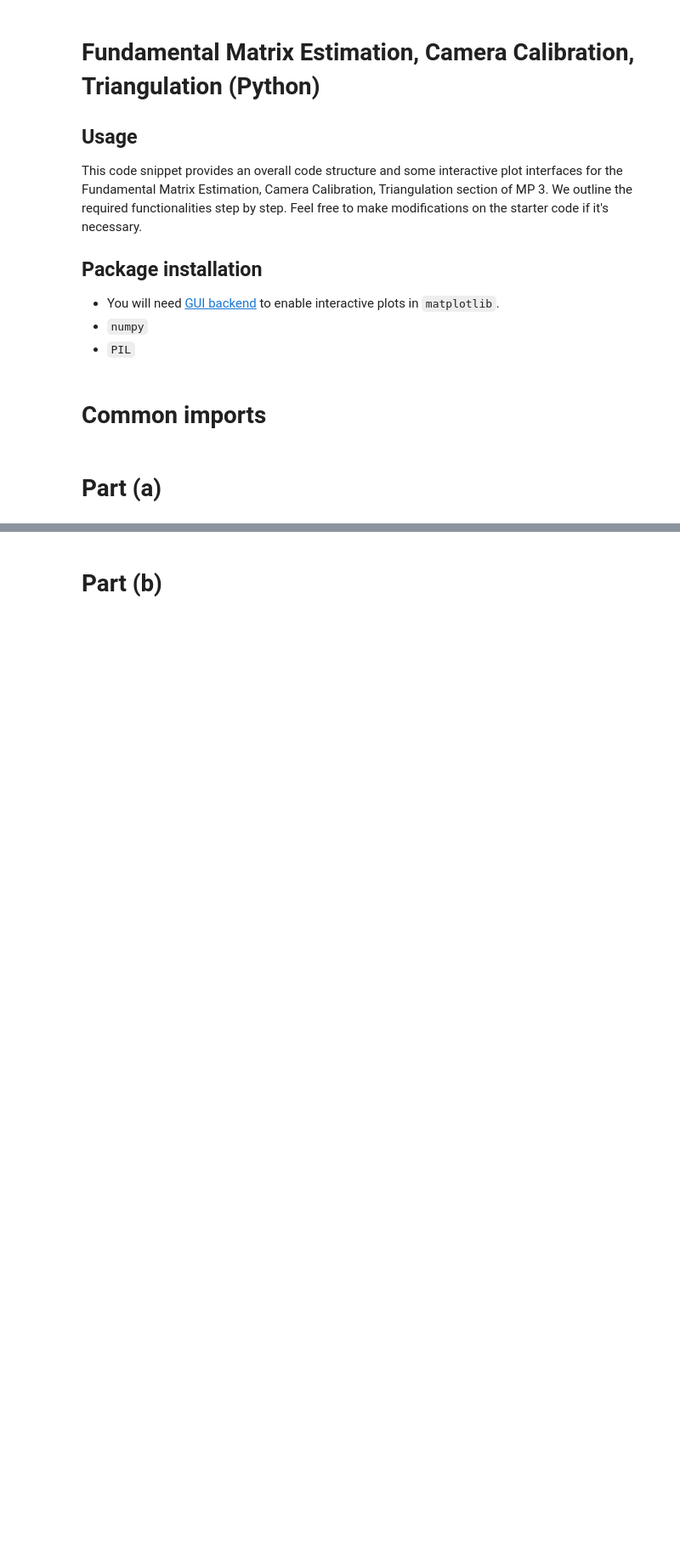
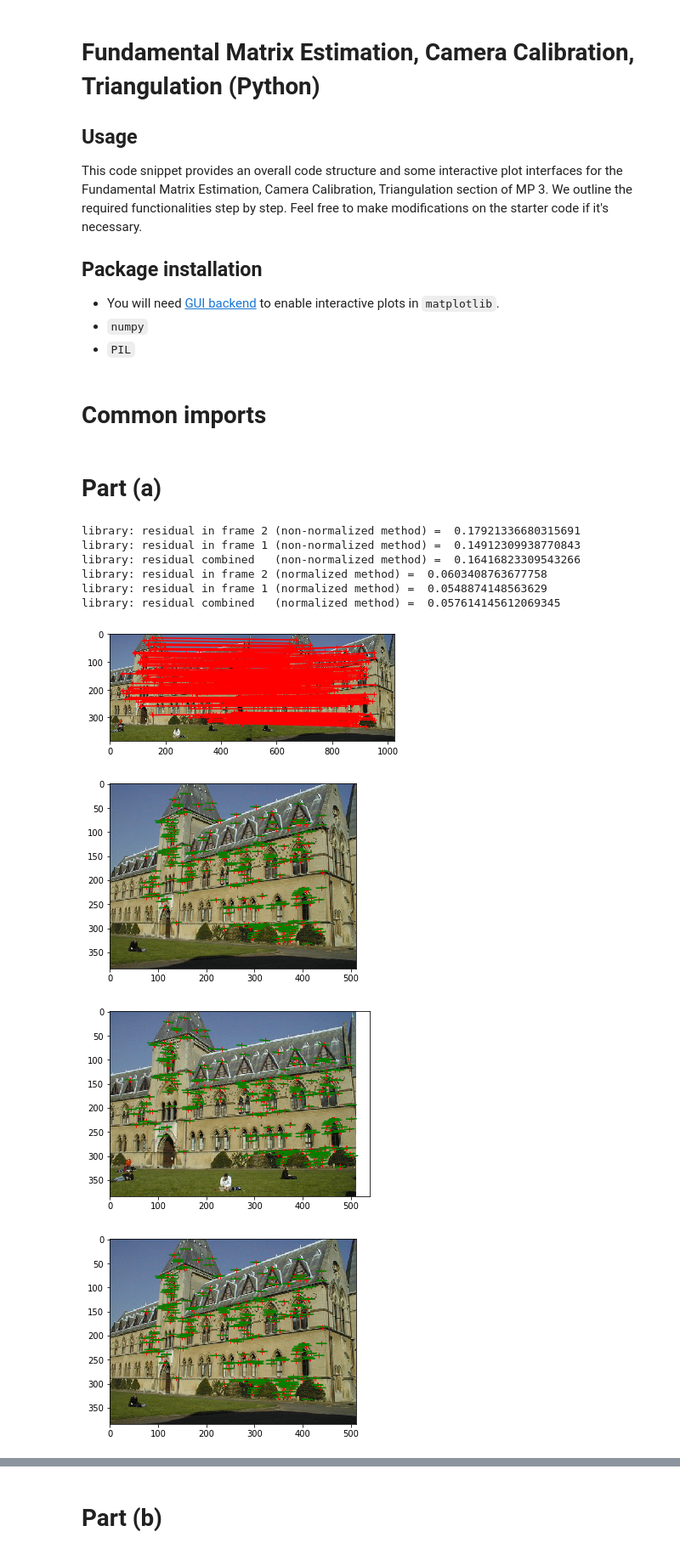
Before and after one commit to katherineyun/CS543, a Jupyter notebook: mp3/MP3_Q2_starter.ipynb, the cells around one changed output, grey strips where cells are left out. Shown at 85% size. Drawn from its saved outputs; the diff is of its cells as text; code cells hidden in the pictures; blank space fills up the shorter version.

```diff
--- a/mp3/MP3_Q2_starter.ipynb
+++ b/mp3/MP3_Q2_starter.ipynb
@@ -64,18 +65,3 @@ def plot_fundamental(ax, F, p1, p2, I):
     ax.plot(p2[:,0],p2[:,1],  '+r')
     ax.plot([p2[:,0], closest_pt[:,0]],[p2[:,1], closest_pt[:,1]], 'r')
     ax.plot([pt1[:,0], pt2[:,0]],[pt1[:,1], pt2[:,1]], 'g')
-# %%
-# write your code here for part estimating essential matrices
-def fit_fundamental(...):
-    """
-    Solves for the fundamental matrix using the matches with unnormalized method.
-    """
-    # <YOUR CODE>
-    pass
-
-def fit_fundamental_normalized(...):
-    """
-    Solve for the fundamental matrix using the matches with normalized method.
-    """
-    # <YOUR CODE>
-    pass
@@ -103,34 +140,45 @@ ax.plot( matches[:,2]+I1.size[0],matches[:,3], '+r')
 ax.plot([matches[:,0], matches[:,2]+I1.size[0]],[matches[:,1], matches[:,3]], 'r')
 ax.imshow(np.array(I3).astype(np.uint8))
 
-# non-normalized method
-F = fit_fundamental(...) # <YOUR CODE>
+# # non-normalized method
+F = fit_fundamental(matches)
 pt1_2d = matches[:, :2]
 pt2_2d = matches[:, 2:]
 v2 = get_residual(F, pt1_2d, pt2_2d)
 v1 = get_residual(F.T, pt2_2d, pt1_2d)
 print('{:s}: residual in frame 2 (non-normalized method) = '.format(name), v2)
 print('{:s}: residual in frame 1 (non-normalized method) = '.format(name), v1)
 print('{:s}: residual combined   (non-normalized method) = '.format(name), (v1+v2)/2)
 # Plot epipolar lines in image I2
 fig, ax = plt.subplots()
 plot_fundamental(ax, F, pt1_2d, pt2_2d, I2)
 # Plot epipolar lines in image I1
 fig, ax = plt.subplots()
 plot_fundamental(ax, F.T, pt2_2d, pt1_2d, I1)
 
 # normalized method
-F = fit_fundamental_normalized(...) # <YOUR CODE>
+F = fit_fundamental_normalized(matches) # <YOUR CODE>
 pt1_2d = matches[:, :2]
 pt2_2d = matches[:, 2:]
 v2 = get_residual(F, pt1_2d, pt2_2d)
 v1 = get_residual(F.T, pt2_2d, pt1_2d)
 print('{:s}: residual in frame 2 (normalized method) = '.format(name), v2)
 print('{:s}: residual in frame 1 (normalized method) = '.format(name), v1)
 print('{:s}: residual combined   (normalized method) = '.format(name), (v1+v2)/2)
 # Plot epipolar lines in image I2
 fig, ax = plt.subplots()
 plot_fundamental(ax, F, pt1_2d, pt2_2d, I2)
 # Plot epipolar lines in image I1
 fig, ax = plt.subplots()
 plot_fundamental(ax, F.T, pt2_2d, pt1_2d, I1)
+# %% [output]
+library: residual in frame 2 (non-normalized method) =  0.17921336680315691
+library: residual in frame 1 (non-normalized method) =  0.14912309938770843
+library: residual combined   (non-normalized method) =  0.16416823309543266
+library: residual in frame 2 (normalized method) =  0.0603408763677758
+library: residual in frame 1 (normalized method) =  0.0548874148563629
+library: residual combined   (normalized method) =  0.057614145612069345
+[figure, added]
+[figure, added]
+[figure, added]
+[figure, added]
```
Also changed, not shown: parts of 8 cells of this notebook.
